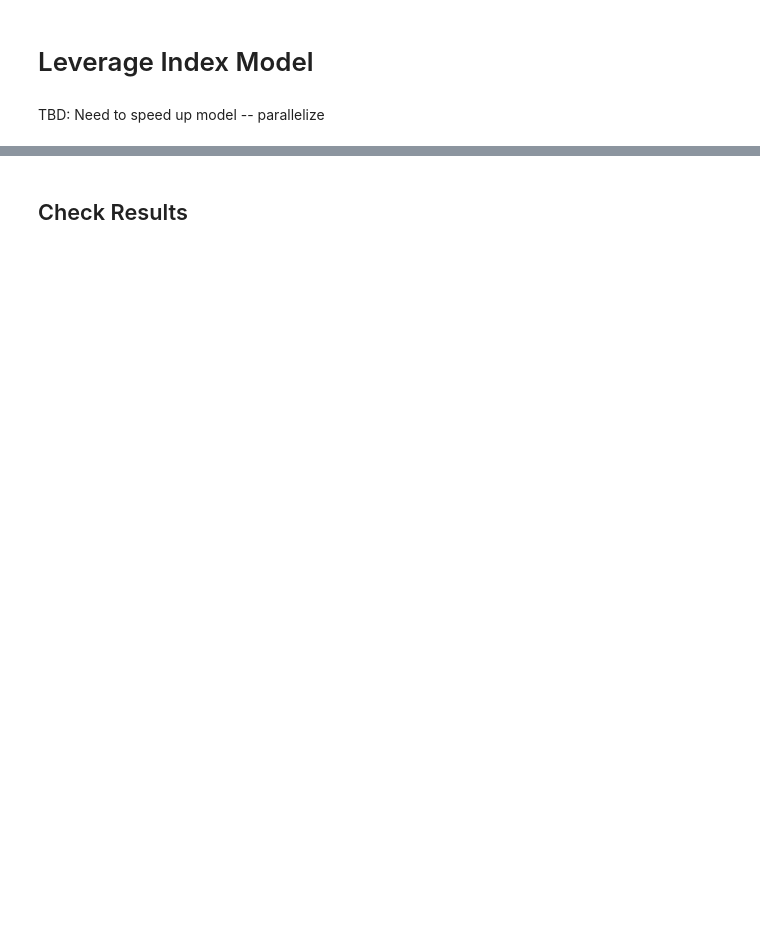
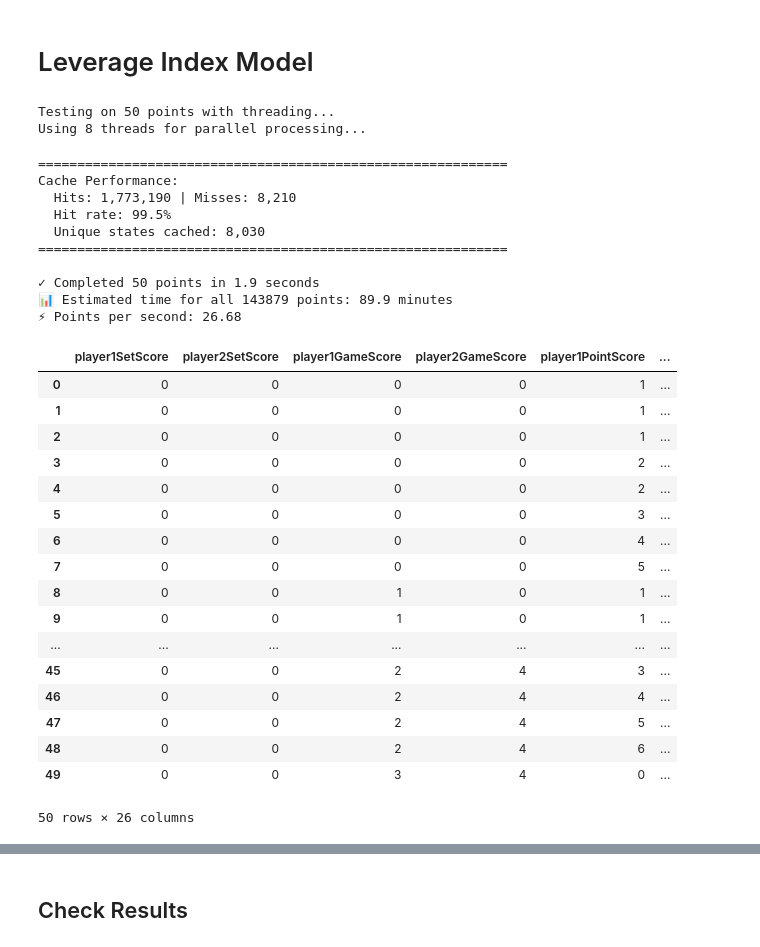
Before and after one commit to bruin-tennis-consulting/analytics, a Jupyter notebook: models/leverage_index.ipynb, the cells around one changed output, grey strips where cells are left out. Drawn from its saved outputs; the diff is of its cells as text; code cells hidden in the pictures; blank space fills up the shorter version.

```diff
--- a/models/leverage_index.ipynb
+++ b/models/leverage_index.ipynb
@@ -119,4 +530,2 @@ KeyboardInterrupt:
 # %% [markdown]
 # Leverage Index Model
-# %% [markdown]
-TBD: Need to speed up model -- parallelize
@@ -251 +845,55 @@ def sequential_match_simulator_player1_prior(df, wp_model, features, n_sims=50):
+# %%
+# Quick speed test on a small sample
+import time
+
+# Test on 50 points to estimate total runtime
+sample_size = 50
+test_sample = test_dataset.head(sample_size).copy()
+
+print(f"Testing on {sample_size} points with threading...")
+start_time = time.time()
+global_cache = GlobalCacheWrapper()
+
+test_result = parallel_match_simulator(test_sample, wp_model, features, n_sims=150, n_jobs=None)
+elapsed = time.time() - start_time
+
+# Estimate total time
+total_points = len(test_dataset)
+estimated_total = (elapsed / sample_size) * total_points
+print(f"\n✓ Completed {sample_size} points in {elapsed:.1f} seconds")
+print(f"📊 Estimated time for all {total_points} points: {estimated_total/60:.1f} minutes")
+print(f"⚡ Points per second: {sample_size/elapsed:.2f}")
+
+test_result
+# %% [output]
+Testing on 50 points with threading...
+Using 8 threads for parallel processing...
+============================================================
+Cache Performance:
+  Hits: 1,773,190 | Misses: 8,210
+  Hit rate: 99.5%
+  Unique states cached: 8,030
+============================================================
+
+✓ Completed 50 points in 1.9 seconds
+📊 Estimated time for all 143879 points: 89.9 minutes
+⚡ Points per second: 26.68
+|  | player1SetScore | player2SetScore | player1GameScore | player2GameScore | player1PointScore | ... |
+| 0 | 0 | 0 | 0 | 0 | 1 | ... |
+| 1 | 0 | 0 | 0 | 0 | 1 | ... |
+| 2 | 0 | 0 | 0 | 0 | 1 | ... |
+| 3 | 0 | 0 | 0 | 0 | 2 | ... |
+| 4 | 0 | 0 | 0 | 0 | 2 | ... |
+| 5 | 0 | 0 | 0 | 0 | 3 | ... |
+| 6 | 0 | 0 | 0 | 0 | 4 | ... |
+| 7 | 0 | 0 | 0 | 0 | 5 | ... |
+| 8 | 0 | 0 | 1 | 0 | 1 | ... |
+| 9 | 0 | 0 | 1 | 0 | 1 | ... |
+| ... | ... | ... | ... | ... | ... | ... |
+| 45 | 0 | 0 | 2 | 4 | 3 | ... |
+| 46 | 0 | 0 | 2 | 4 | 4 | ... |
+| 47 | 0 | 0 | 2 | 4 | 5 | ... |
+| 48 | 0 | 0 | 2 | 4 | 6 | ... |
+| 49 | 0 | 0 | 3 | 4 | 0 | ... |
+50 rows × 26 columns
 # %%
```
Also changed, not shown: parts of 20 cells of this notebook, 4 other files.
